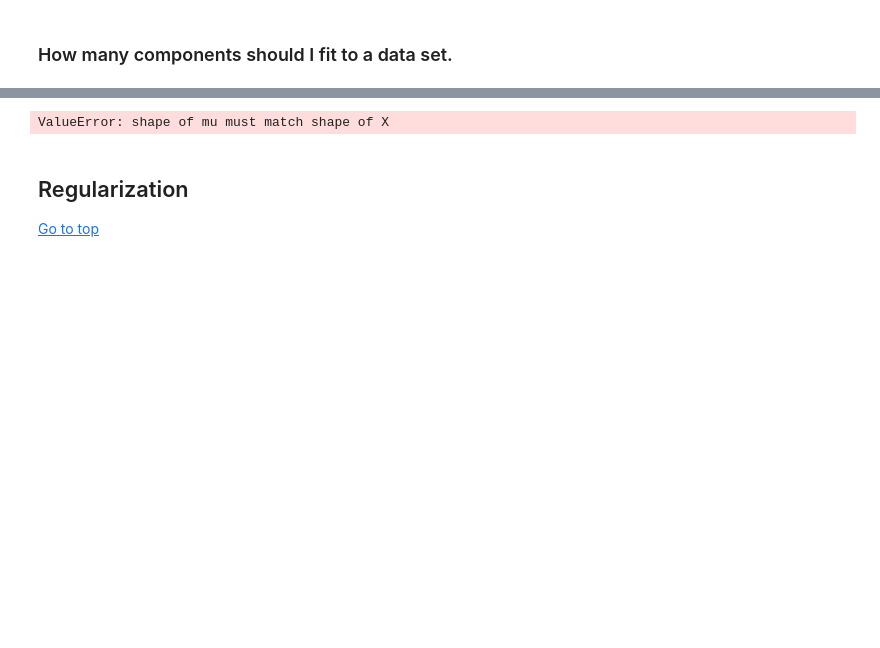
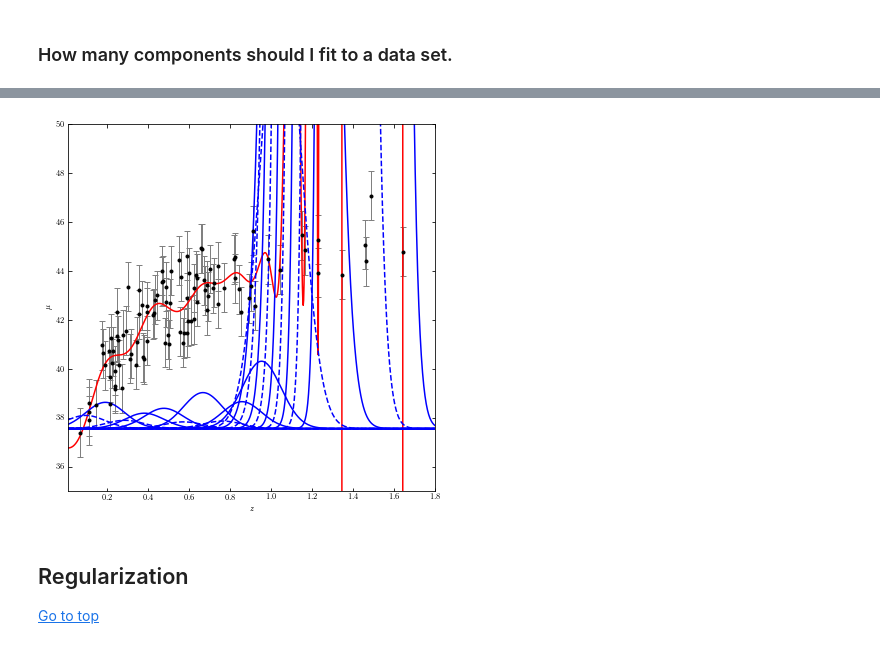
Before and after one commit to uw-astro/astr-598a-spr24, a Jupyter notebook: lectures/Lecture3-regression-regularize.ipynb, the cells around one changed output, grey strips where cells are left out. Saved outputs shown, nothing was run; the diff lists cells and outputs as text; code cells hidden in the pictures; blank space fills up the shorter version.

```diff
--- a/lectures/Lecture3-regression-regularize.ipynb
+++ b/lectures/Lecture3-regression-regularize.ipynb
@@ -239,49 +218,29 @@ for i in range(nGaussian):
-# %%
-# Plot the results
-fig = plt.figure(figsize=(6, 6))
-fig.subplots_adjust(left=0.1, right=0.95,
-                    bottom=0.1, top=0.95,
-                    hspace=0.05, wspace=0.05)
-ax = fig.add_subplot(111)
-
-# draw the fit to the data
-i=0
-mu_fit = np.zeros(len(z))
-mu_fit_sample = np.zeros(len(z))
-for i in range(nGaussians):
-    mu_fit += coeff[i,0]*gaussian_basis(z, basis_mu[i], basis_sigma)
-    mu_fit_sample += coeff[i,0]*gaussian_basis(z_sample, basis_mu[i], basis_sigma)
-
-
-####--------------------------------------------------------
-# THE RMS ERROR
-err = np.sqrt(np.sum(((mu_fit_sample - mu_sample)** 2) / len(mu_sample)))
-
-ax.errorbar(z_sample, mu_sample, dmu, fmt='.k', ecolor='gray', lw=1)
-
-
-ax.set_xlim(0.01, 1.8)
-ax.set_ylim(0.,100.)
-ax.text(0.05, 0.95, 'Linear regression', ha='left', va='top',
-                transform=ax.transAxes, fontsize=24)
-
-#plot the gaussians
-for i in range(nGaussians):
-    if (coeff[i,0] > 0.):
-        ax.plot(z,coeff[i,0]*gaussian_basis(z, basis_mu[i], basis_sigma),color='blue')
-    else:
-        ax.plot(z,-coeff[i,0]*gaussian_basis(z, basis_mu[i], basis_sigma),color='blue',ls='--')
-
-ax.plot(z, mu_fit, '-k',color='red')
-
-ax.set_ylabel(r'$\mu$')
-
-ax.set_xlabel(r'$z$')
-
-
-plt.show()
-# %% [output]
-ValueError: shape of mu must match shape of X
+# %%
+# Plot data and fit
+fig = plt.figure(figsize=(6, 6))
+fig.subplots_adjust(left=0.1, right=0.95,
+                    bottom=0.1, top=0.95,
+                    hspace=0.05, wspace=0.05)
+ax = fig.add_subplot(111)
+ax.set_xlim(0.01, 1.8)
+ax.set_ylim(35., 50.)
+
+
+ax.errorbar(z_sample, mu_sample, dmu, fmt='.k', ecolor='gray', lw=1)
+ax.plot(z, mu_fit, '-k',color='red')
+
+ax.set_ylabel(r'$\mu$')
+
+ax.set_xlabel(r'$z$')
+
+#plot the gaussians
+for i in range(nGaussian):
+    if (clf.coef_[i+1] > 0.):
+        ax.plot(z,clf.coef_[i+1]*gaussian_basis(z, basis_mu[i], basis_sigma) + clf.coef_[0],color='blue')
+    else:
+        ax.plot(z,-clf.coef_[i+1]*gaussian_basis(z, basis_mu[i], basis_sigma) + clf.coef_[0],color='blue',ls='--')
+# %% [output]
+[figure, added]
 # %% [markdown]
 ##  Regularization <a id='regularization'></a>
 [Go to top](#toc)
```
Also changed, not shown: parts of 5 cells of this notebook.
